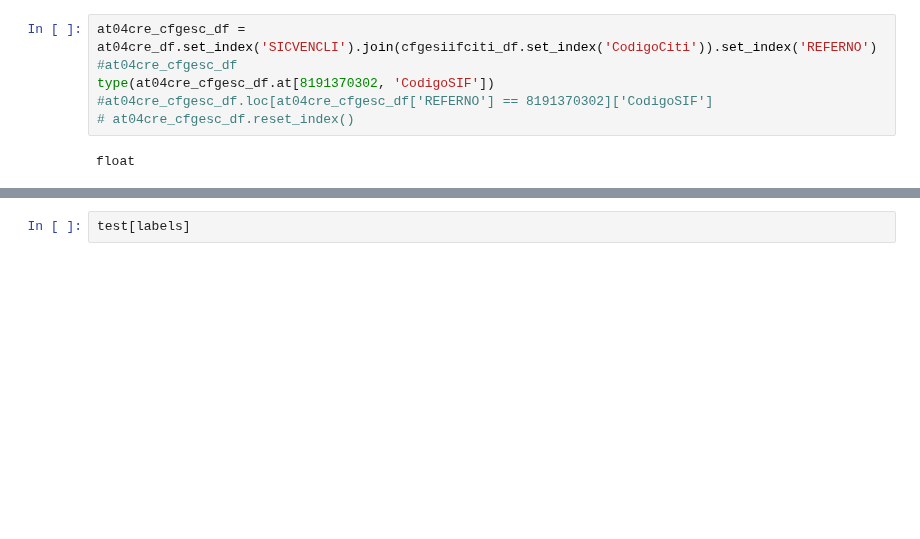
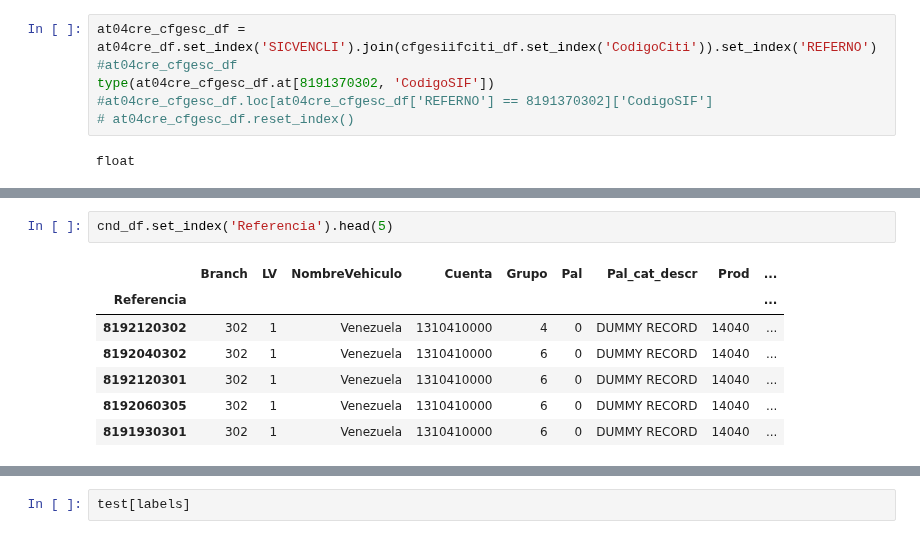
Before and after one commit to BAXTOR95/at-lrr, a Jupyter notebook: backend/app/jupyter_notebooks/AT04.ipynb, the cells around one changed output, grey strips where cells are left out. Drawn from its saved outputs; the diff is of its cells as text; blank space fills up the shorter version.

```diff
--- a/backend/app/jupyter_notebooks/AT04.ipynb
+++ b/backend/app/jupyter_notebooks/AT04.ipynb
@@ -607,0 +625,10 @@ KeyError: 450730
+# %%
+cnd_df.set_index('Referencia').head(5)
+# %% [output]
+|  | Branch | LV | NombreVehiculo | Cuenta | Grupo | Pal | Pal_cat_descr | Prod | ... |
+| Referencia |  |  |  |  |  |  |  |  | ... |
+| 8192120302 | 302 | 1 | Venezuela | 1310410000 | 4 | 0 | DUMMY RECORD | 14040 | ... |
+| 8192040302 | 302 | 1 | Venezuela | 1310410000 | 6 | 0 | DUMMY RECORD | 14040 | ... |
+| 8192120301 | 302 | 1 | Venezuela | 1310410000 | 6 | 0 | DUMMY RECORD | 14040 | ... |
+| 8192060305 | 302 | 1 | Venezuela | 1310410000 | 6 | 0 | DUMMY RECORD | 14040 | ... |
+| 8191930301 | 302 | 1 | Venezuela | 1310410000 | 6 | 0 | DUMMY RECORD | 14040 | ... |
```
Also changed, not shown: parts of 10 cells of this notebook, 1 other file.
